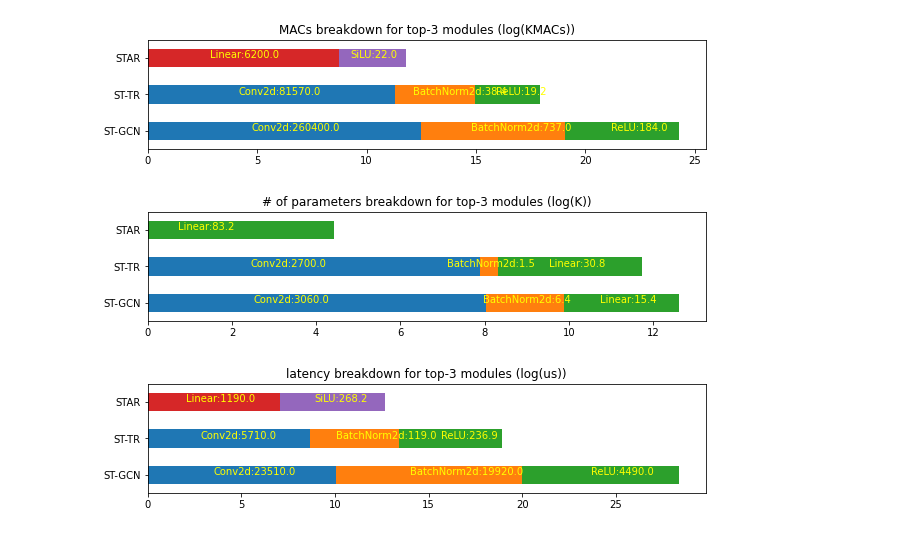
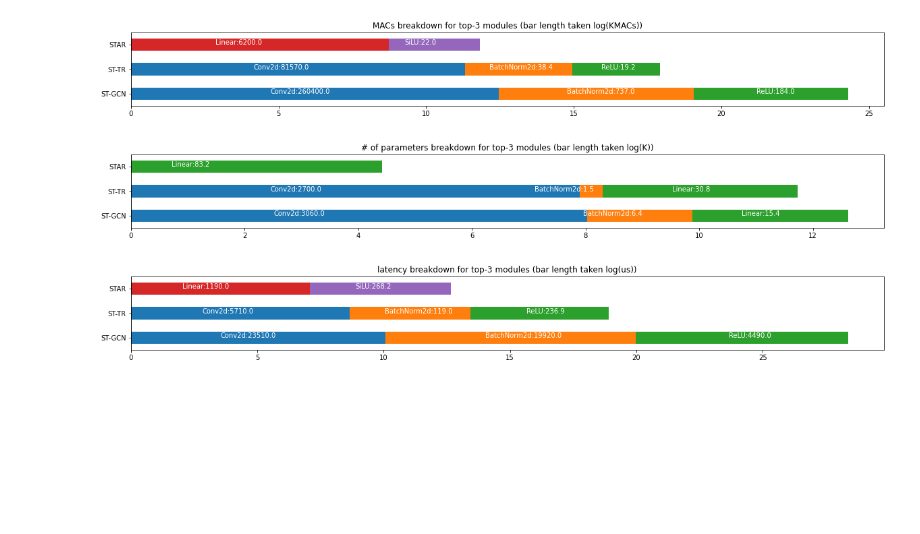
Before and after one commit to imj2185/STAR, a Jupyter notebook: statistics.ipynb, the cells around one changed output. Saved outputs shown, nothing was run; the diff lists cells and outputs as text; code cells hidden in the pictures; blank space fills up the shorter version.

```diff
--- a/statistics.ipynb
+++ b/statistics.ipynb
@@ -9,7 +9,7 @@ def annotateBars(row, ax):
     for col in row.index:
         value = row[col]
         if (str(value) != 'nan'):
-            ax.text(value/2 + prev_val + offset, labeltonum(row.name), col + ":" + "%.1f" % np.exp(value), color='yellow')
+            ax.text(value/2 + prev_val + offset, labeltonum(row.name), col + ":" + "%.1f" % np.exp(value), color='white')
             prev_val += value
             offset += 0.5
 # %%
@@ -30,14 +30,14 @@ df = pd.DataFrame({'Conv2d': [np.log(260400), np.log(81570), np.nan],
                   index=['ST-GCN', 'ST-TR', 'STAR'])
 # %%
 # plot dataframe
-ax = df.plot.barh(title="MACs breakdown for top-3 modules (log(KMACs))",
+ax = df.plot.barh(title="MACs breakdown for top-3 modules (bar length taken log(KMACs))",
                   legend=False,
-                  figsize=(10,2), stacked=True)
+                  figsize=(20,2), stacked=True)
 df.apply(annotateBars, ax=ax, axis=1)
 fig = ax.get_figure()
 fig.savefig('mac_breakdown.pdf', dpi=300, bbox_inches='tight')
 # %% [output]
-[figure, old version]
+[figure, new version]
 # %%
 # create dataframe
 df = pd.DataFrame({'Conv2d': [np.log(3060), np.log(2700), np.nan],
@@ -46,14 +46,14 @@ df = pd.DataFrame({'Conv2d': [np.log(3060), np.log(2700), np.nan],
                   index=['ST-GCN', 'ST-TR', 'STAR'])
 # %%
 # plot dataframe
-ax = df.plot.barh(title="# of parameters breakdown for top-3 modules (log(K))",
+ax = df.plot.barh(title="# of parameters breakdown for top-3 modules (bar length taken log(K))",
                   legend=False,
-                  figsize=(10,2), stacked=True)
+                  figsize=(20,2), stacked=True)
 df.apply(annotateBars, ax=ax, axis=1)
 fig = ax.get_figure()
 fig.savefig('params_breakdown.pdf', dpi=300, bbox_inches='tight')
 # %% [output]
-[figure, old version]
+[figure, new version]
 # %%
 # create dataframe
 df = pd.DataFrame({'Conv2d': [np.log(23510), np.log(5710), np.nan],
@@ -64,11 +64,11 @@ df = pd.DataFrame({'Conv2d': [np.log(23510), np.log(5710), np.nan],
                   index=['ST-GCN', 'ST-TR', 'STAR'])
 # %%
 # plot dataframe
-ax = df.plot.barh(title="latency breakdown for top-3 modules (log(us))",
+ax = df.plot.barh(title="latency breakdown for top-3 modules (bar length taken log(us))",
                   legend=False,
-                  figsize=(10,2), stacked=True)
+                  figsize=(20,2), stacked=True)
 df.apply(annotateBars, ax=ax, axis=1)
 fig = ax.get_figure()
 fig.savefig('latency_breakdown.pdf', dpi=300, bbox_inches='tight')
 # %% [output]
-[figure, old version]
+[figure, new version]
```
